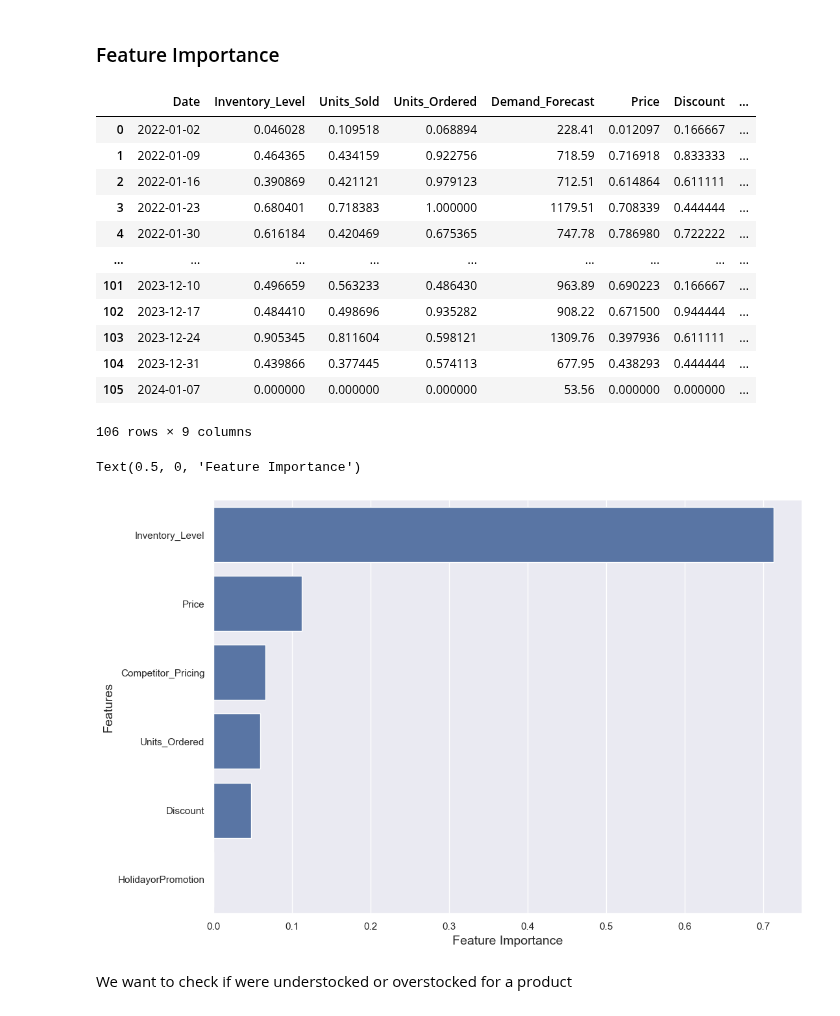
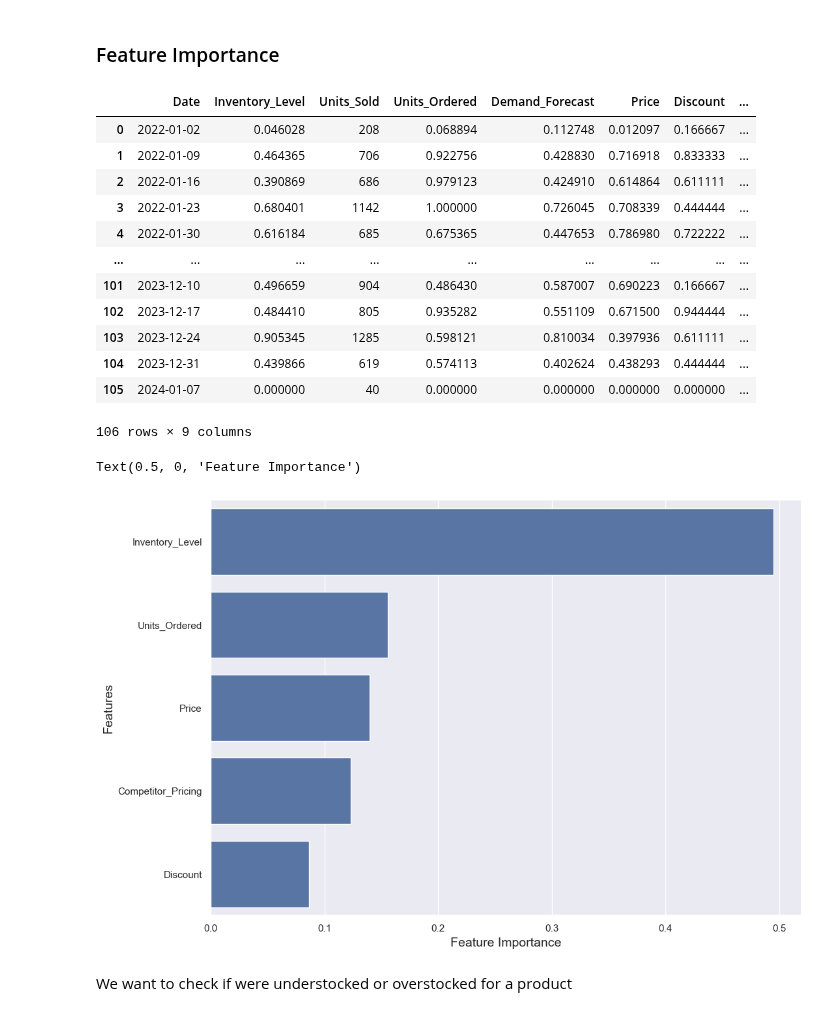
Before and after one commit to FTDS-assignment-bay/p2-final-project-ftds-023-hck-group-002, a Jupyter notebook: main.ipynb, the cells around one changed output. Saved outputs shown, nothing was run; the diff lists cells and outputs as text; code cells hidden in the pictures.

```diff
--- a/main.ipynb
+++ b/main.ipynb
@@ -375,7 +397,7 @@ Weekly_Demand
 # %%
 
 Weekly_Demand_prescale = Weekly_Demand.copy()
-columns_to_scale = ['Inventory_Level', 'Units_Sold', 'Units_Ordered', 'Price', 'Discount', 'Competitor_Pricing']
+columns_to_scale = ['Inventory_Level', 'Demand_Forecast', 'Units_Ordered', 'Price', 'Discount', 'Competitor_Pricing']
 
 scaler = MinMaxScaler()
 Weekly_Demand[columns_to_scale] = scaler.fit_transform(Weekly_Demand[columns_to_scale])
@@ -383,41 +405,41 @@ Weekly_Demand[columns_to_scale] = scaler.fit_transform(Weekly_Demand[columns_to_
 Weekly_Demand
 # %% [output]
 |  | Date | Inventory_Level | Units_Sold | Units_Ordered | Demand_Forecast | Price | Discount | ... |
-| 0 | 2022-01-02 | 0.046028 | 0.109518 | 0.068894 | 228.41 | 0.012097 | 0.166667 | ... |
-| 1 | 2022-01-09 | 0.464365 | 0.434159 | 0.922756 | 718.59 | 0.716918 | 0.833333 | ... |
-| 2 | 2022-01-16 | 0.390869 | 0.421121 | 0.979123 | 712.51 | 0.614864 | 0.611111 | ... |
-| 3 | 2022-01-23 | 0.680401 | 0.718383 | 1.000000 | 1179.51 | 0.708339 | 0.444444 | ... |
-| 4 | 2022-01-30 | 0.616184 | 0.420469 | 0.675365 | 747.78 | 0.786980 | 0.722222 | ... |
+| 0 | 2022-01-02 | 0.046028 | 208 | 0.068894 | 0.112748 | 0.012097 | 0.166667 | ... |
+| 1 | 2022-01-09 | 0.464365 | 706 | 0.922756 | 0.428830 | 0.716918 | 0.833333 | ... |
+| 2 | 2022-01-16 | 0.390869 | 686 | 0.979123 | 0.424910 | 0.614864 | 0.611111 | ... |
+| 3 | 2022-01-23 | 0.680401 | 1142 | 1.000000 | 0.726045 | 0.708339 | 0.444444 | ... |
+| 4 | 2022-01-30 | 0.616184 | 685 | 0.675365 | 0.447653 | 0.786980 | 0.722222 | ... |
 | ... | ... | ... | ... | ... | ... | ... | ... | ... |
-| 101 | 2023-12-10 | 0.496659 | 0.563233 | 0.486430 | 963.89 | 0.690223 | 0.166667 | ... |
-| 102 | 2023-12-17 | 0.484410 | 0.498696 | 0.935282 | 908.22 | 0.671500 | 0.944444 | ... |
-| 103 | 2023-12-24 | 0.905345 | 0.811604 | 0.598121 | 1309.76 | 0.397936 | 0.611111 | ... |
-| 104 | 2023-12-31 | 0.439866 | 0.377445 | 0.574113 | 677.95 | 0.438293 | 0.444444 | ... |
-| 105 | 2024-01-07 | 0.000000 | 0.000000 | 0.000000 | 53.56 | 0.000000 | 0.000000 | ... |
+| 101 | 2023-12-10 | 0.496659 | 904 | 0.486430 | 0.587007 | 0.690223 | 0.166667 | ... |
+| 102 | 2023-12-17 | 0.484410 | 805 | 0.935282 | 0.551109 | 0.671500 | 0.944444 | ... |
+| 103 | 2023-12-24 | 0.905345 | 1285 | 0.598121 | 0.810034 | 0.397936 | 0.611111 | ... |
+| 104 | 2023-12-31 | 0.439866 | 619 | 0.574113 | 0.402624 | 0.438293 | 0.444444 | ... |
+| 105 | 2024-01-07 | 0.000000 | 40 | 0.000000 | 0.000000 | 0.000000 | 0.000000 | ... |
 106 rows × 9 columns
 # %%
-X = Weekly_Demand.drop(['Date','Demand_Forecast', 'Units_Sold'], axis= 1)
-y = Weekly_Demand.drop(['Inventory_Level', 'Units_Sold', 'Units_Ordered','Price', 'Discount', 'HolidayorPromotion','Competitor_Pricing', 'Date'], axis= 1)
+X = Weekly_Demand.drop(['Date','Demand_Forecast', 'Units_Sold', 'HolidayorPromotion'], axis= 1)
+y = Weekly_Demand.drop(['Inventory_Level', 'Demand_Forecast', 'Units_Ordered','Price', 'Discount', 'HolidayorPromotion','Competitor_Pricing', 'Date'], axis= 1)
 X_train, X_test, y_train, y_test = train_test_split(X, y, test_size=0.25)
 
 
 clf = DecisionTreeRegressor(criterion='friedman_mse')
 clf = clf.fit(X_train, y_train)
 
 feature_importances = clf.feature_importances_
 
 sorted_indices = feature_importances.argsort()[::-1]
 sorted_feature_names = X.columns[sorted_indices]
 sorted_importances = feature_importances[sorted_indices]
 
 sns.set(rc={'figure.figsize':(11.7,8.27)})
 sns.barplot(x=sorted_importances, y=sorted_feature_names, )
 plt.ylabel("Features", fontsize=14)
 
 plt.xlabel("Feature Importance", fontsize=14)
 # %% [output]
 Text(0.5, 0, 'Feature Importance')
-[figure, old version]
+[figure, new version]
 # %% [markdown]
 We want to check if were understocked or overstocked for a product
 # %%
```
Also changed, not shown: parts of 16 cells of this notebook, 19 other files.
